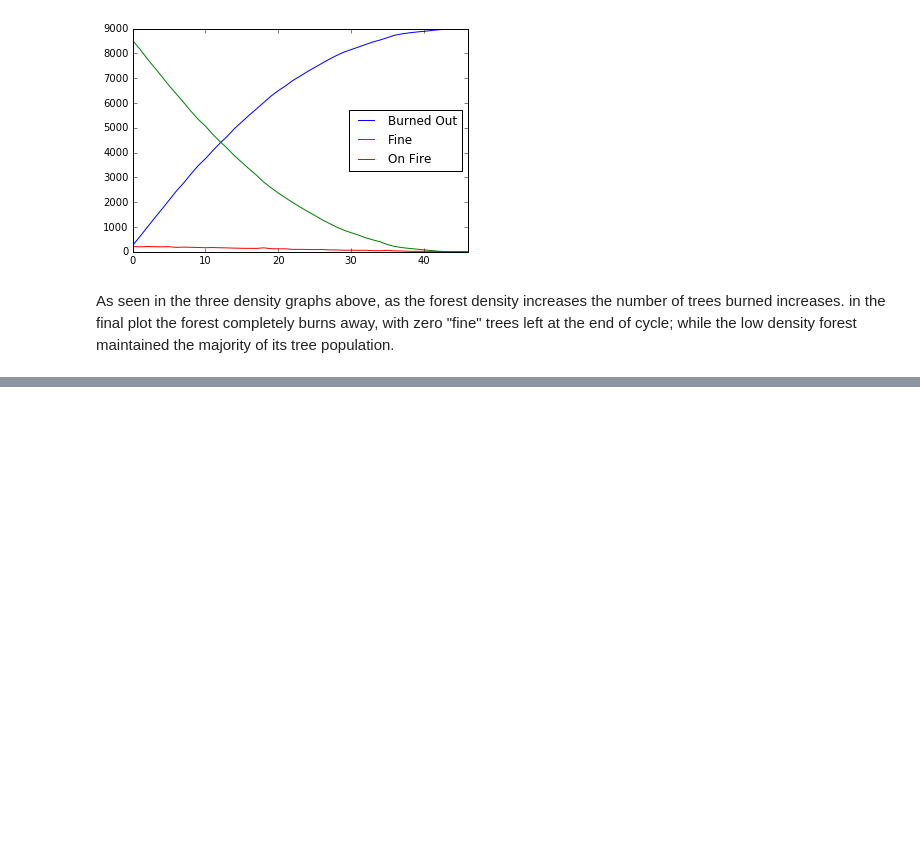
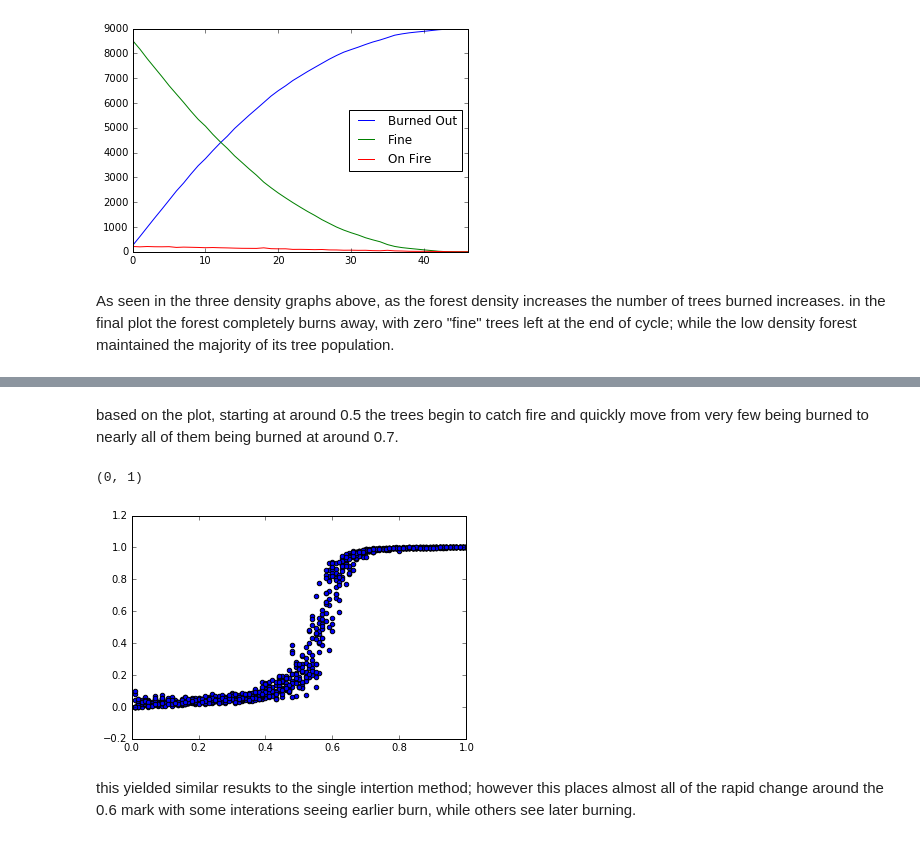
Before and after one commit to marckaylor/STA-Lab-4, a Jupyter notebook: Lab-4.ipynb, the cells around one changed output, grey strips where cells are left out. Drawn from its saved outputs; the diff is of its cells as text; code cells hidden in the pictures; blank space fills up the shorter version.

```diff
--- a/Lab-4.ipynb
+++ b/Lab-4.ipynb
@@ -165,0 +192,16 @@ model_reporter = {"BurnedOut": lambda m: (ForestFire.count_type(m, "Burned Out")
+# %% [markdown]
+based on the plot, starting at around 0.5 the trees begin to catch fire and quickly move from very few being burned to nearly all of them being burned at around 0.7.
+# %%
+#to gain a higher statistical significance result multiple iterations need to be conduted on the study
+#site to account for variiations between runs
+#for this we will do 10 interations
+param_run = BatchRunner(ForestFire, param_set, iterations=10, model_reporters=model_reporter)
+param_run.run_all()
+df = param_run.get_model_vars_dataframe()
+plt.scatter(df.density, df.BurnedOut)
+plt.xlim(0,1)
+# %% [output]
+(0, 1)
+[figure, added]
+# %% [markdown]
+this yielded similar resukts to the single intertion method; however this places almost all of the rapid change around the 0.6 mark with some interations seeing earlier burn, while others see later burning.
```
Also changed, not shown: parts of 4 cells of this notebook.
